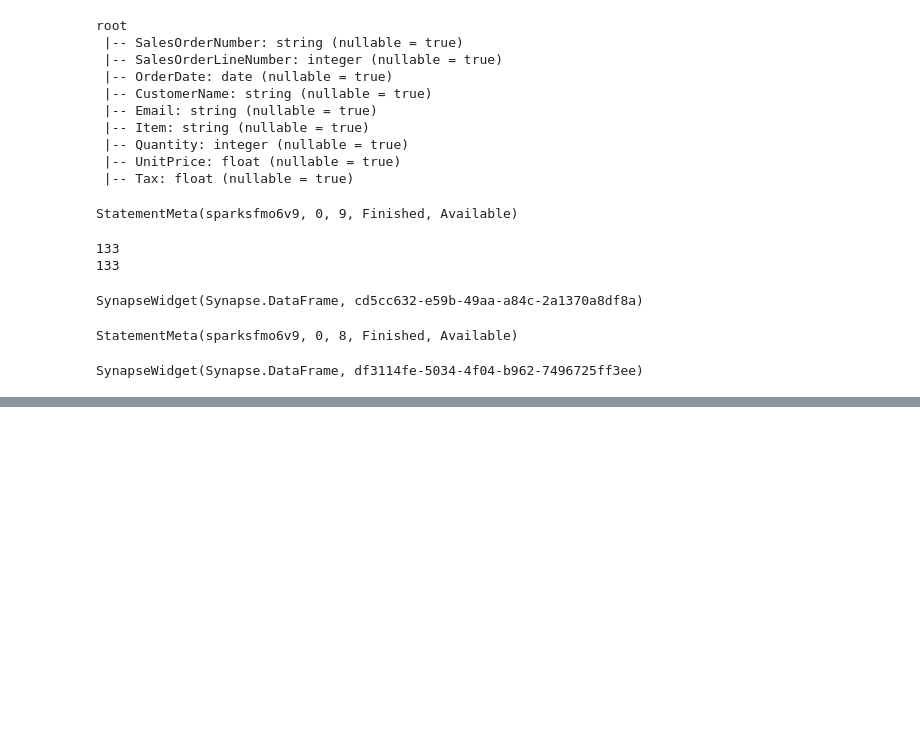
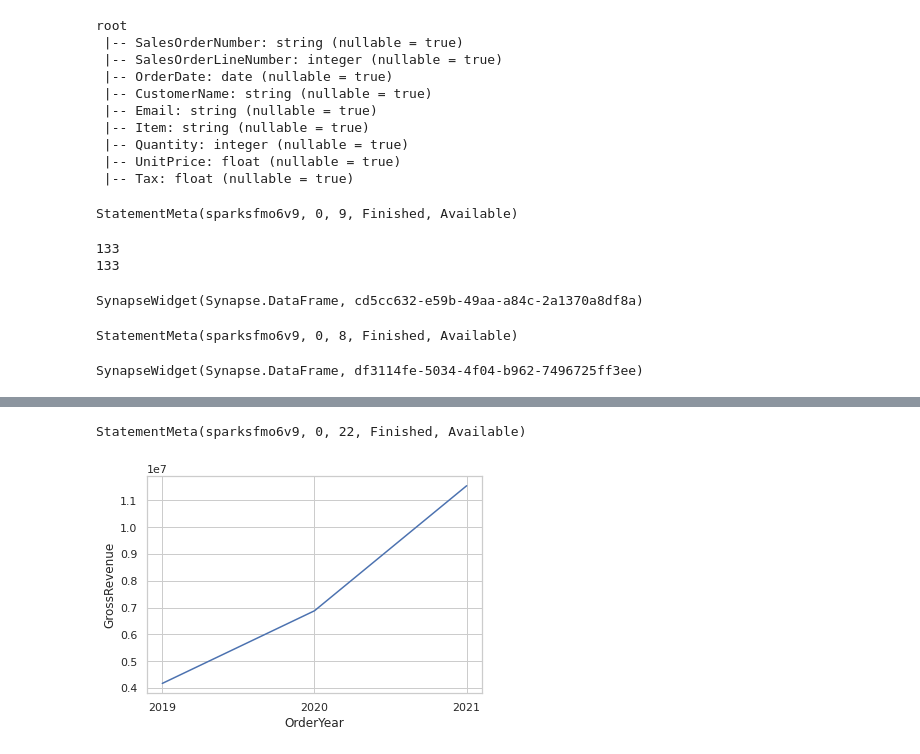
Before and after one commit to rtellezi/pastebin, a Jupyter notebook: spark_processing.ipynb, the cells around one changed output, grey strips where cells are left out. Drawn from its saved outputs; the diff is of its cells as text; code cells hidden in the pictures; blank space fills up the shorter version.

```diff
--- a/spark_processing.ipynb
+++ b/spark_processing.ipynb
@@ -62,0 +159,10 @@ SynapseWidget(Synapse.DataFrame, df3114fe-5034-4f04-b962-7496725ff3ee)
+# %%
+# Clear the plot area
+plt.clf()
+
+# Create a bar chart
+ax = sns.lineplot(x="OrderYear", y="GrossRevenue", data=df_sales)
+plt.show()
+# %% [output]
+StatementMeta(sparksfmo6v9, 0, 22, Finished, Available)
+[figure, added]
```
Also changed, not shown: parts of 11 cells of this notebook.
